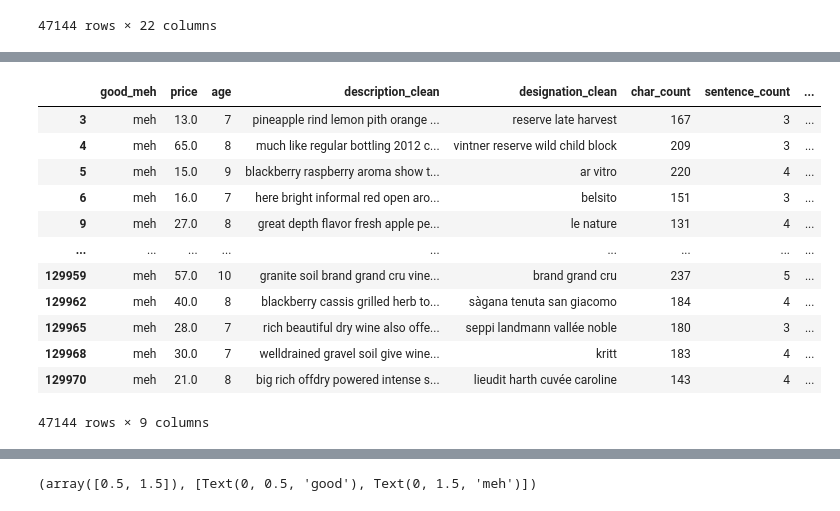
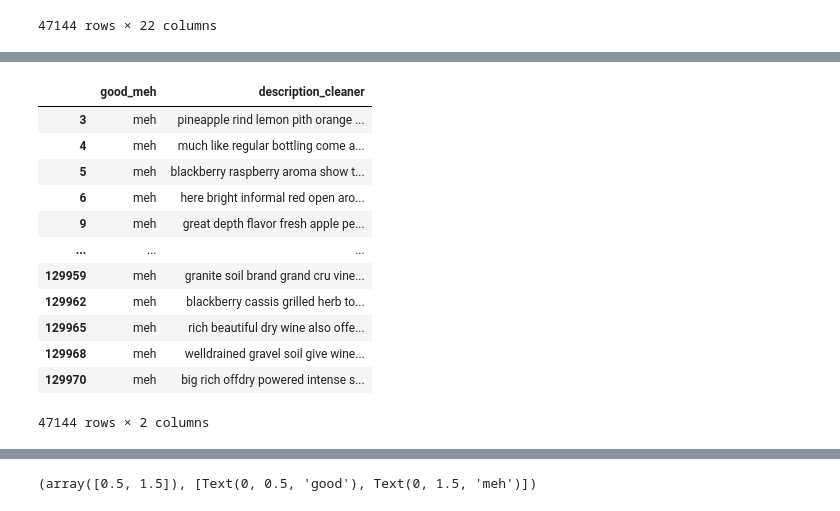
Before and after one commit to rahilanath/Final_Project, a Jupyter notebook: text_analysis.ipynb, the cells around one changed output, grey strips where cells are left out. Drawn from its saved outputs; the diff is of its cells as text; code cells hidden in the pictures.

```diff
--- a/text_analysis.ipynb
+++ b/text_analysis.ipynb
@@ -247,0 +233,22 @@ features
+# %%
+list_of_texts = clean_wines['description_clean']
+def no_number_preprocessor(tokens):
+    r = re.sub('(\d)+', '', tokens.lower())
+    # This alternative just removes numbers:
+    # r = re.sub('(\d)+', '', tokens.lower())
+    return r
+no_num_txts = []
+for t in list_of_texts:
+    no_num_t = no_number_preprocessor(t)
+    no_num_txts.append(no_num_t)
+
+
+
+
+# cv = CountVectorizer(input='content', preprocessor=no_number_preprocessor)
+# dtm = cv.fit_transform(list_of_texts)
+# cv_vocab = cv.get_feature_names()
+# print(cv_vocab)
+# clean_wines['description_cleaner'] = cv_vocab
+clean_wines['description_cleaner'] = no_num_txts
+clean_wines
@@ -248,21 +278,20 @@ features
 # %%
-dtf = clean_wines[['good_meh', 'price', 'age', 'description_clean', 'designation_clean', 'char_count', 'sentence_count',
-                  'avg_word_length', 'avg_sentence_lenght']]
+dtf = clean_wines[['good_meh', 'description_cleaner']]
 dtf
 # %% [output]
-|  | good_meh | price | age | description_clean | designation_clean | char_count | sentence_count | ... |
-| 3 | meh | 13.0 | 7 | pineapple rind lemon pith orange ... | reserve late harvest | 167 | 3 | ... |
-| 4 | meh | 65.0 | 8 | much like regular bottling 2012 c... | vintner reserve wild child block | 209 | 3 | ... |
-| 5 | meh | 15.0 | 9 | blackberry raspberry aroma show t... | ar vitro | 220 | 4 | ... |
-| 6 | meh | 16.0 | 7 | here bright informal red open aro... | belsito | 151 | 3 | ... |
-| 9 | meh | 27.0 | 8 | great depth flavor fresh apple pe... | le nature | 131 | 4 | ... |
-| ... | ... | ... | ... | ... | ... | ... | ... | ... |
-| 129959 | meh | 57.0 | 10 | granite soil brand grand cru vine... | brand grand cru | 237 | 5 | ... |
-| 129962 | meh | 40.0 | 8 | blackberry cassis grilled herb to... | sàgana tenuta san giacomo | 184 | 4 | ... |
-| 129965 | meh | 28.0 | 7 | rich beautiful dry wine also offe... | seppi landmann vallée noble | 180 | 3 | ... |
-| 129968 | meh | 30.0 | 7 | welldrained gravel soil give wine... | kritt | 183 | 4 | ... |
-| 129970 | meh | 21.0 | 8 | big rich offdry powered intense s... | lieudit harth cuvée caroline | 143 | 4 | ... |
+|  | good_meh | description_cleaner |
+| 3 | meh | pineapple rind lemon pith orange ... |
+| 4 | meh | much like regular bottling come a... |
+| 5 | meh | blackberry raspberry aroma show t... |
+| 6 | meh | here bright informal red open aro... |
+| 9 | meh | great depth flavor fresh apple pe... |
+| ... | ... | ... |
+| 129959 | meh | granite soil brand grand cru vine... |
+| 129962 | meh | blackberry cassis grilled herb to... |
+| 129965 | meh | rich beautiful dry wine also offe... |
+| 129968 | meh | welldrained gravel soil give wine... |
+| 129970 | meh | big rich offdry powered intense s... |
-47144 rows × 9 columns
+47144 rows × 2 columns
 # %%
 dtf_train, dtf_test = model_selection.train_test_split(dtf, test_size=0.3)
 ## get target
```
Also changed, not shown: parts of 13 cells of this notebook.
